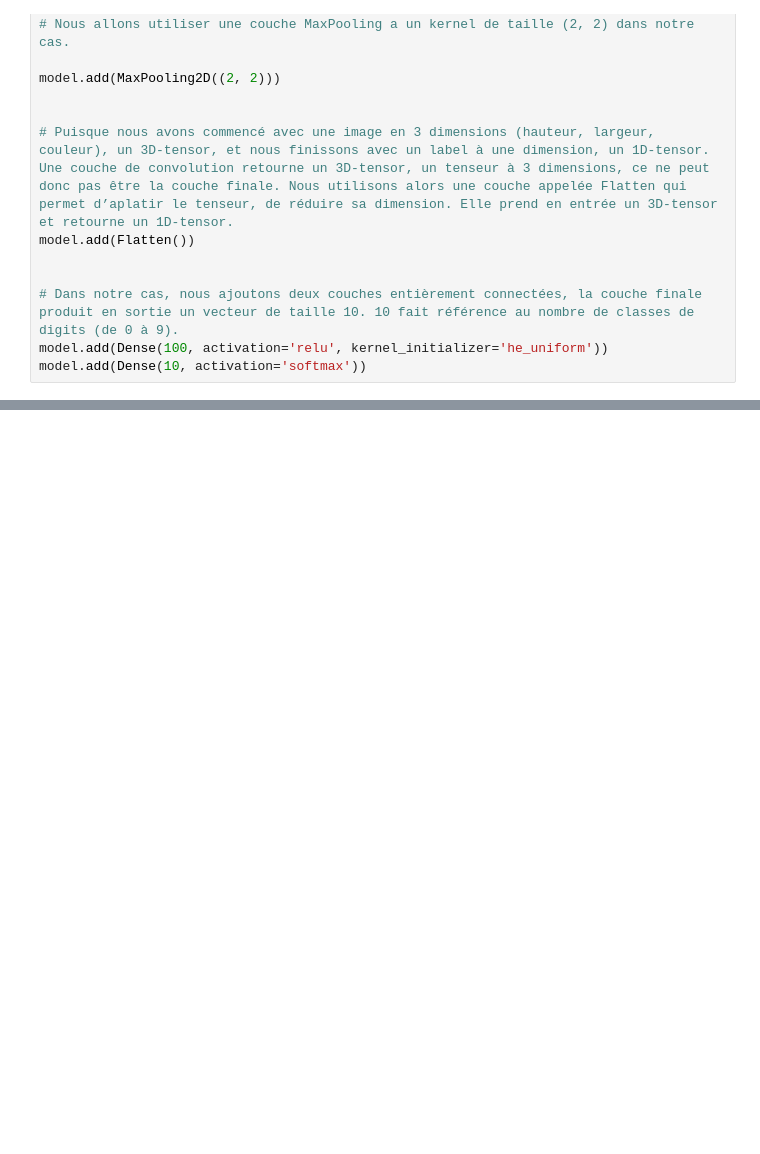
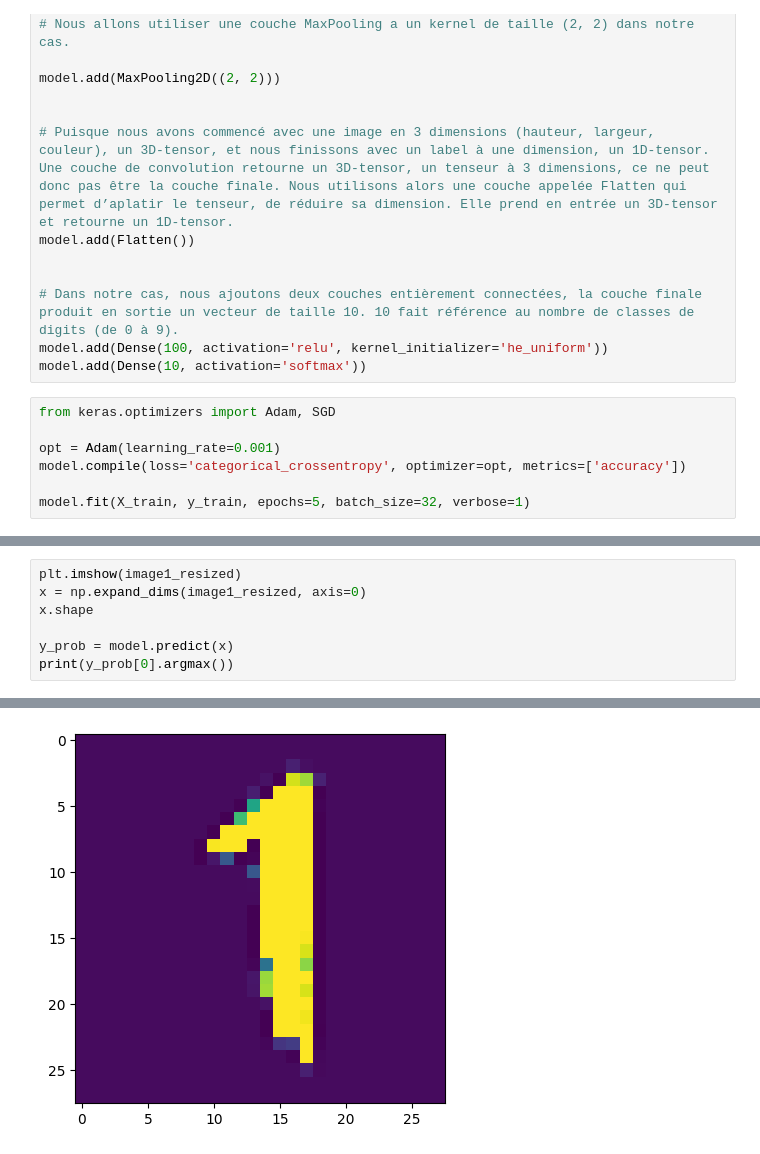
Before and after one commit to JSansa/mlops-2024, a Jupyter notebook: 21_convolutional_neural_net.ipynb, the cells around one changed output, grey strips where cells are left out. Cells and saved outputs as stored; diff of their text form; blank space fills up the shorter version.

```diff
--- a/21_convolutional_neural_net.ipynb
+++ b/21_convolutional_neural_net.ipynb
@@ -65,3 +83,10 @@ model.add(Flatten())
 # Dans notre cas, nous ajoutons deux couches entièrement connectées, la couche finale produit en sortie un vecteur de taille 10. 10 fait référence au nombre de classes de digits (de 0 à 9).
 model.add(Dense(100, activation='relu', kernel_initializer='he_uniform'))
 model.add(Dense(10, activation='softmax'))
+# %%
+from keras.optimizers import Adam, SGD
+
+opt = Adam(learning_rate=0.001)
+model.compile(loss='categorical_crossentropy', optimizer=opt, metrics=['accuracy'])
+
+model.fit(X_train, y_train, epochs=5, batch_size=32, verbose=1)
@@ -67,0 +125,8 @@ model.add(Dense(10, activation='softmax'))
+# %%
+plt.imshow(image1_resized)
+x = np.expand_dims(image1_resized, axis=0)
+x.shape
+
+y_prob = model.predict(x)
+print(y_prob[0].argmax())
+# %% [output]
@@ -67,0 +135 @@ model.add(Dense(10, activation='softmax'))
+[figure, added]
```
Also changed, not shown: parts of 5 cells of this notebook.
